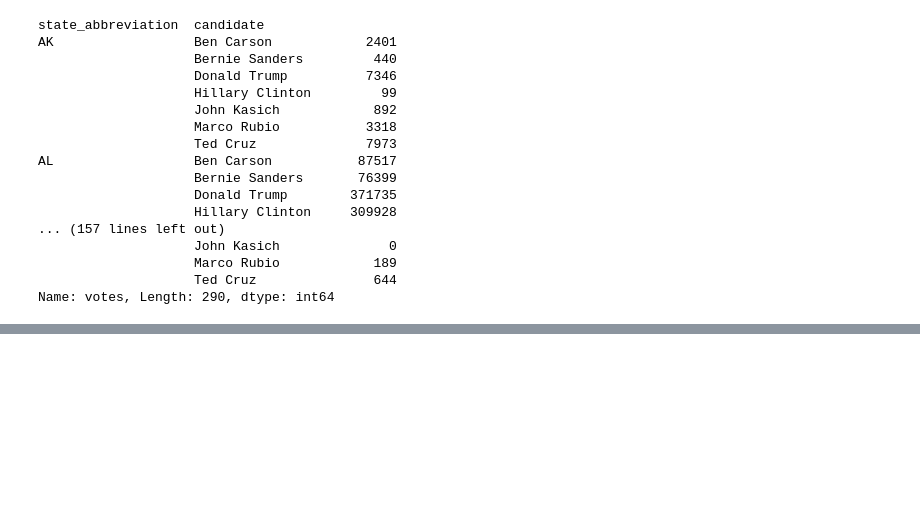
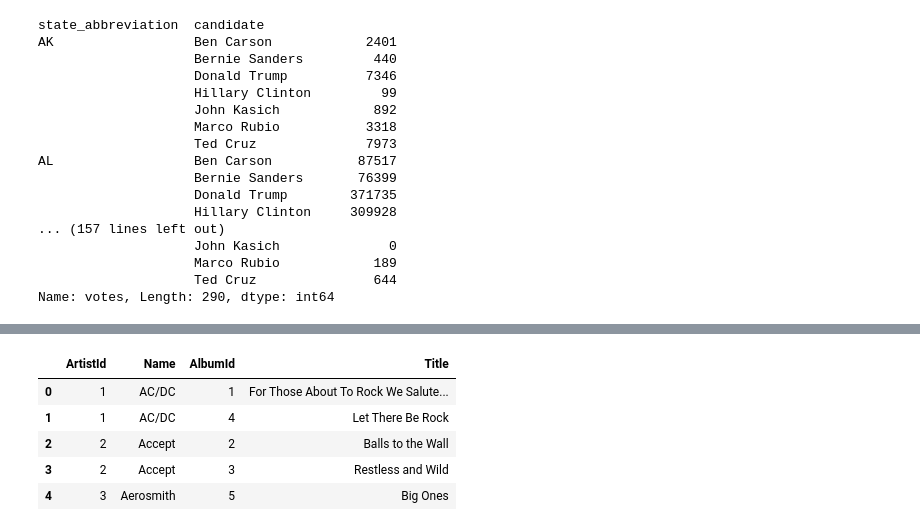
Before and after one commit to jailsonpj/data-science-project, a Jupyter notebook: exemplos/pandas.ipynb, the cells around one changed output, grey strips where cells are left out. Saved outputs shown, nothing was run; the diff lists cells and outputs as text; code cells hidden in the pictures; blank space fills up the shorter version.

```diff
--- a/exemplos/pandas.ipynb
+++ b/exemplos/pandas.ipynb
@@ -244,3 +245,5 @@ AL                  Ben Carson           87517
                     Marco Rubio            189
                     Ted Cruz               644
 Name: votes, Length: 290, dtype: int64
+# %%
+database = DemoDB()
@@ -246,0 +252,2 @@ Name: votes, Length: 290, dtype: int64
+# %%
+album = database.tables.Album.all()
@@ -246,0 +263,2 @@ Name: votes, Length: 290, dtype: int64
+# %%
+artist = database.tables.Artist.all()
@@ -246,0 +274,12 @@ Name: votes, Length: 290, dtype: int64
+# %%
+#dando merge (unindo tabelas)
+album_artist = pd.merge(artist,album)
+# %%
+album_artist.head()
+# %% [output]
+|  | ArtistId | Name | AlbumId | Title |
+| 0 | 1 | AC/DC | 1 | For Those About To Rock We Salute... |
+| 1 | 1 | AC/DC | 4 | Let There Be Rock |
+| 2 | 2 | Accept | 2 | Balls to the Wall |
+| 3 | 2 | Accept | 3 | Restless and Wild |
+| 4 | 3 | Aerosmith | 5 | Big Ones |
```
Also changed, not shown: parts of 4 cells of this notebook, 2 other files.
